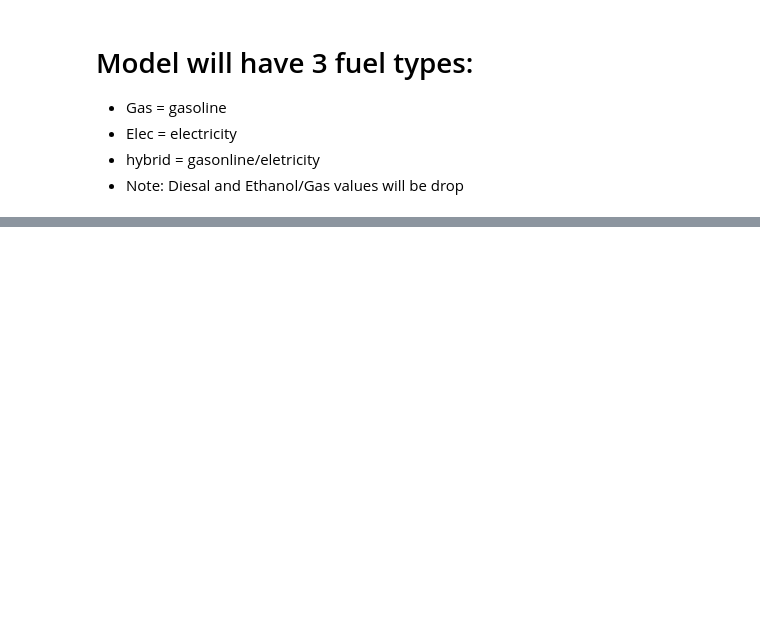
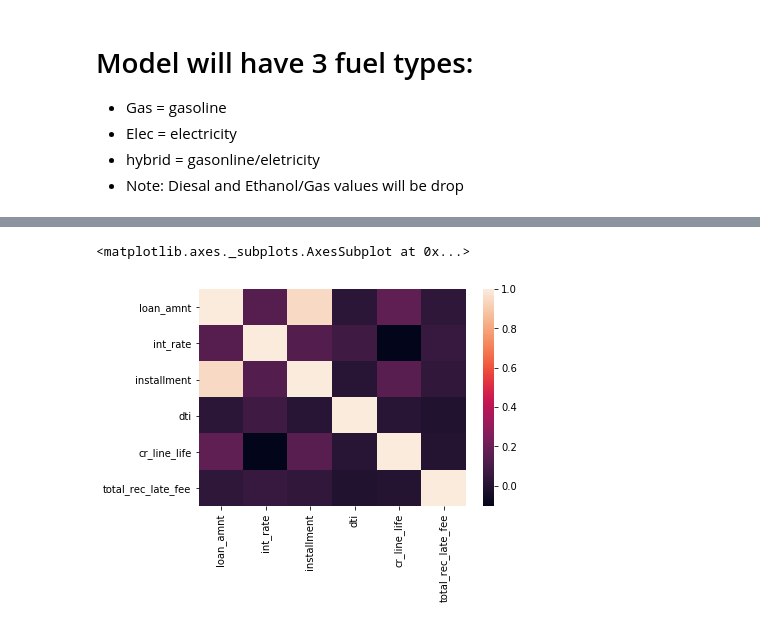
Before and after one commit to AxanderW/carDB, a Jupyter notebook: car-fuel-machine-learning.ipynb, the cells around one changed output, grey strips where cells are left out. Saved outputs shown, nothing was run; the diff lists cells and outputs as text; code cells hidden in the pictures; blank space fills up the shorter version.

```diff
--- a/car-fuel-machine-learning.ipynb
+++ b/car-fuel-machine-learning.ipynb
@@ -534,0 +735,4 @@ Total unique fuel types: 5
+# %%
+# load dataset
+auto_loan = pd.read_csv('raw_data/loan_lean.csv')
+auto_loan.head()
@@ -534,0 +788,3 @@ Total unique fuel types: 5
+# %%
+auto_loan_full = auto_loan.copy()
+auto_loan_full = auto_loan_full.dropna(axis=1,how='any')
@@ -534,0 +842,8 @@ Total unique fuel types: 5
+# %%
+# heat map of data corr
+# Data Visualization
+# Building the Correlation matrix
+sns.heatmap(auto_loan_full.corr())
+# %% [output]
+<matplotlib.axes._subplots.AxesSubplot at 0x...>
+[figure, added]
```
Also changed, not shown: parts of 44 cells of this notebook.
